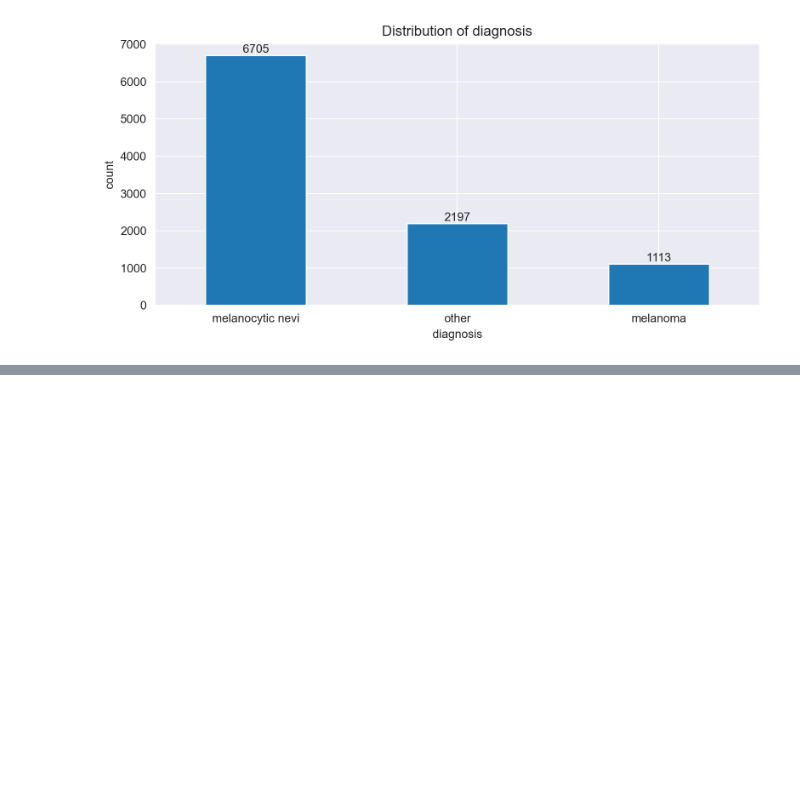
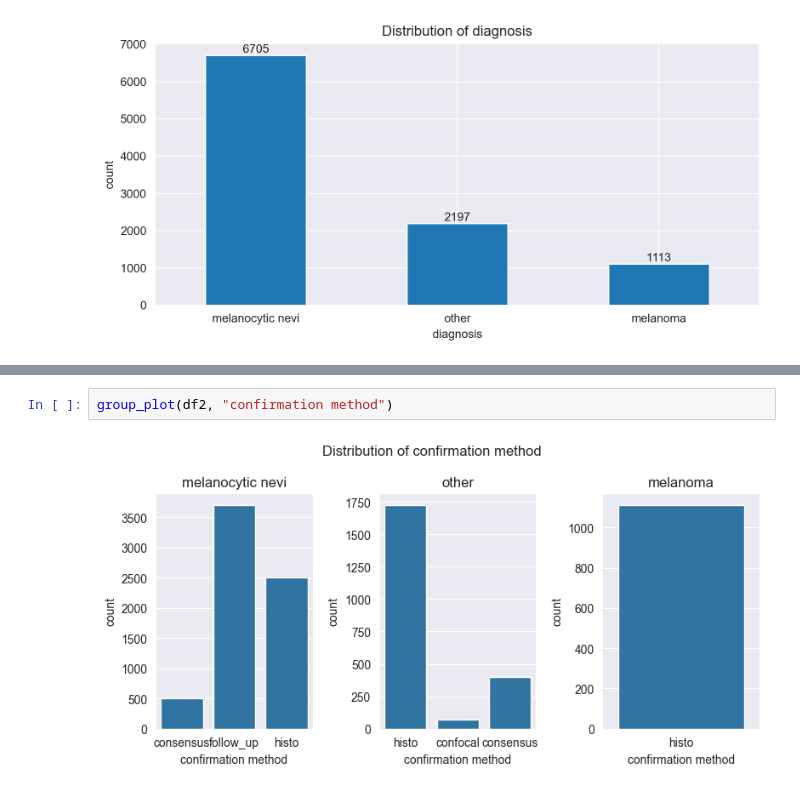
Before and after one commit to natix-x/Skin-cancer-prediction, a Jupyter notebook: metadata_analysis.ipynb, the cells around one changed output, grey strips where cells are left out. Drawn from its saved outputs; the diff is of its cells as text; blank space fills up the shorter version.

```diff
--- a/metadata_analysis.ipynb
+++ b/metadata_analysis.ipynb
@@ -138,0 +162,4 @@ count_plot(df2, "diagnosis")
+# %%
+group_plot(df2, "confirmation method")
+# %% [output]
+[figure, added]
```
Also changed, not shown: parts of 3 cells of this notebook, 1 other file.
